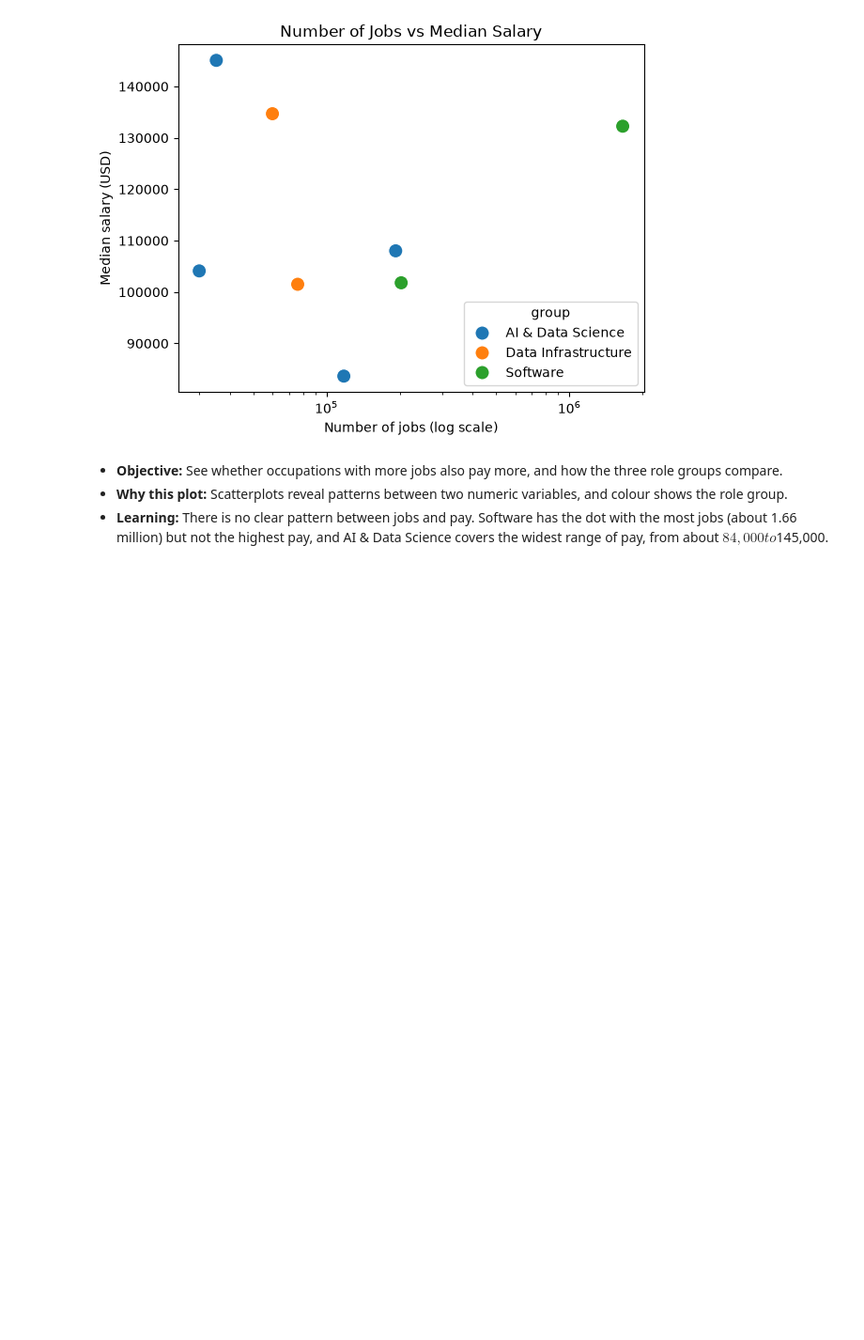
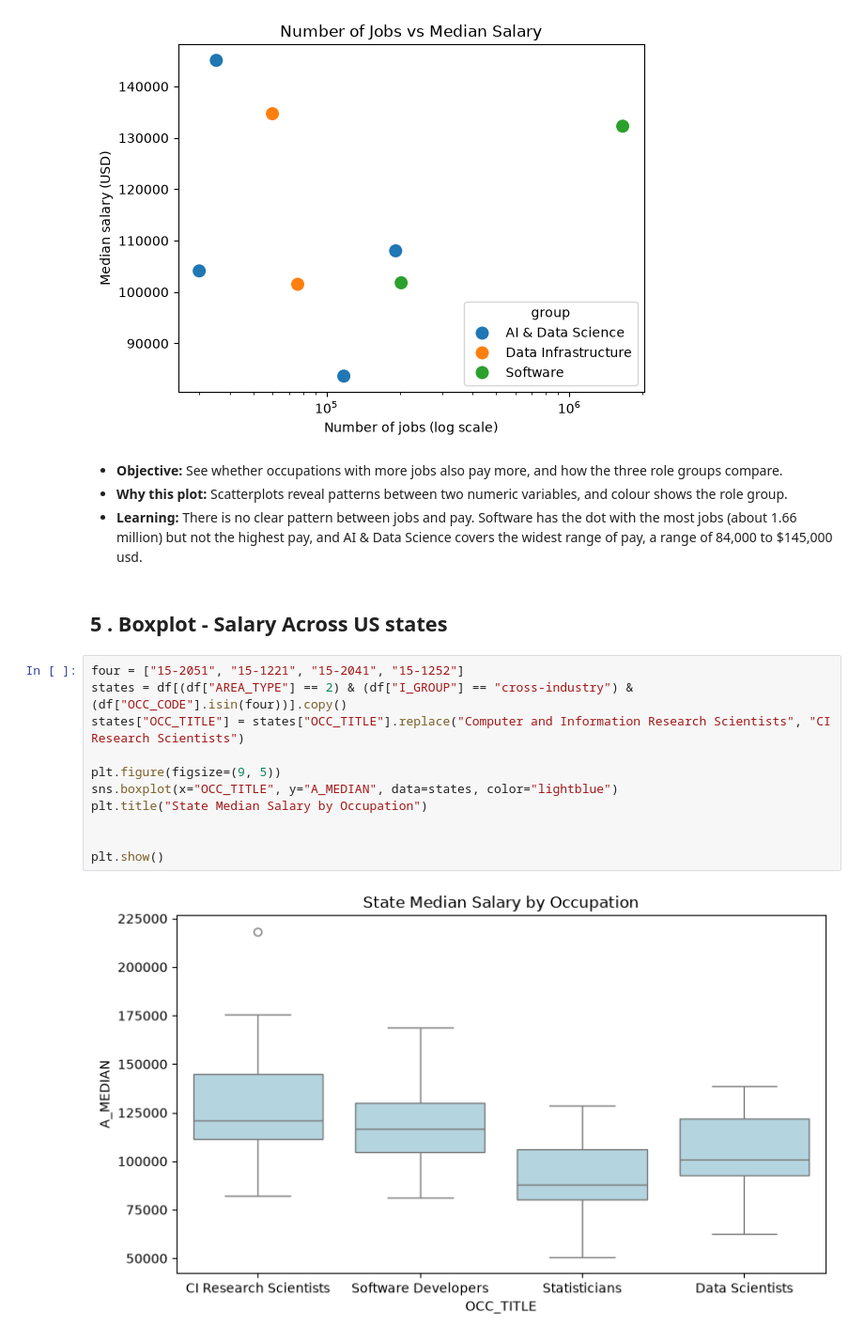
Before and after one commit to 2024658/Data_Visualisation_CA1, a Jupyter notebook: employment_analysis.ipynb, the cells around one changed output. Shown at 94% size. Drawn from its saved outputs; the diff is of its cells as text; blank space fills up the shorter version.

Commit message:
Created state salary boxplot

```diff
--- a/employment_analysis.ipynb
+++ b/employment_analysis.ipynb
@@ -131,4 +131,19 @@ plt.show()
 # %% [markdown]
 - **Objective:** See whether occupations with more jobs also pay more, and how the three role groups compare.
 - **Why this plot:** Scatterplots reveal patterns between two numeric variables, and colour shows the role group.
-- **Learning:** There is no clear pattern between jobs and pay. Software has the dot with the most jobs (about 1.66 million) but not the highest pay, and AI & Data Science covers the widest range of pay, from about $84,000 to $145,000.
+- **Learning:** There is no clear pattern between jobs and pay. Software has the dot with the most jobs (about 1.66 million) but not the highest pay, and AI & Data Science covers the widest range of pay, a range of  84,000 to $145,000 usd.
+# %% [markdown]
+## 5 . Boxplot - Salary Across US states
+# %%
+four = ["15-2051", "15-1221", "15-2041", "15-1252"]
+states = df[(df["AREA_TYPE"] == 2) & (df["I_GROUP"] == "cross-industry") & (df["OCC_CODE"].isin(four))].copy()
+states["OCC_TITLE"] = states["OCC_TITLE"].replace("Computer and Information Research Scientists", "CI Research Scientists")
+
+plt.figure(figsize=(9, 5))
+sns.boxplot(x="OCC_TITLE", y="A_MEDIAN", data=states, color="lightblue")
+plt.title("State Median Salary by Occupation")
+
+
+plt.show()
+# %% [output]
+[figure, added]
```
Also changed, not shown: parts of 2 cells of this notebook.
